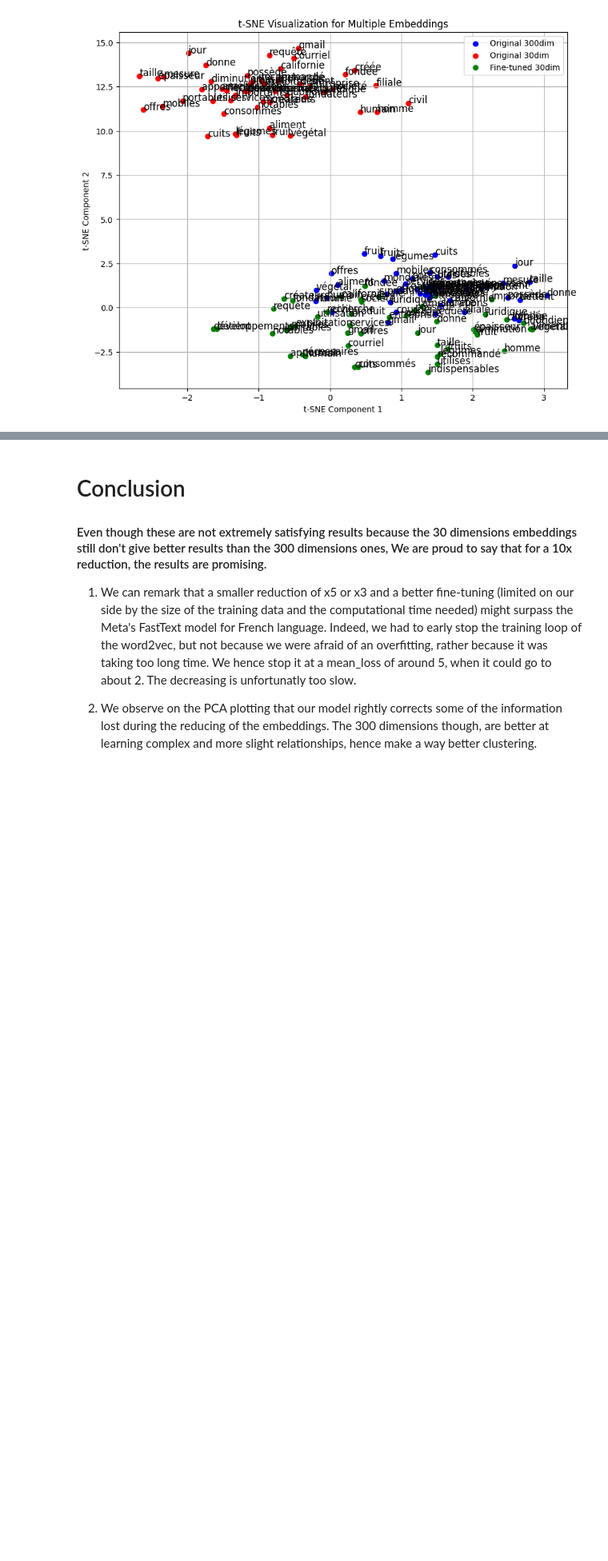
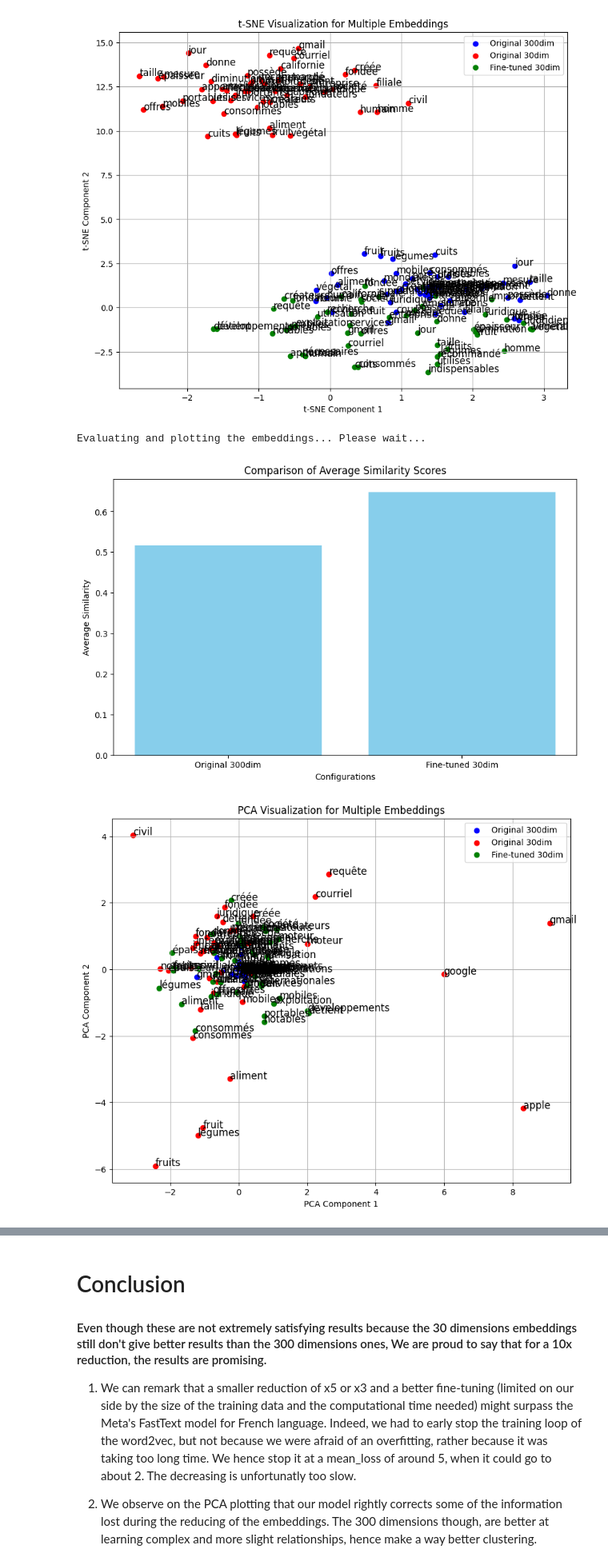
Before and after one commit to rayan-insa/French-reducted-word-embedding, a Jupyter notebook: bin/notebooks/Final.ipynb, the cells around one changed output, grey strips where cells are left out. Shown at 80% size. Cells and saved outputs as stored; diff of their text form; code cells hidden in the pictures; blank space fills up the shorter version.

```diff
--- a/bin/notebooks/Final.ipynb
+++ b/bin/notebooks/Final.ipynb
@@ -643,3 +650,58 @@ tSNE_visualize_embeddings([dic_before_tuning_embeds_300dim, dic_before_tuning_em
 [figure]
 [figure]
 [figure]
+# %%
+# Fetch the test data
+# List of words to test similarity
+wordsToTestSimilarity = [
+    ("fruit", "aliment"),
+    ("consommés", "utilisés"),
+    ("humain", "homme"),
+    ("légumes", "fruits"),
+    ("google", "apple"),
+    ("google", "moteur"),
+    ("google", "recherche"),
+    ("google", "entreprise"),
+    ("entreprise", "société"),
+    ("épaisseur", "taille"),
+    ("donne", "produit"),
+    ("mesure", "taille"),
+    ("civil", "juridique"),
+    ("fondée", "créée"),
+    ("créateurs", "fondateurs"),
+    ("recherche", "requête"),
+    ("développements", "améliorations"),
+    ("détient", "possède"),
+    ("notables", "importants"),
+    ("exploitation", "utilisation"),
+    ("mobiles", "portables"),
+    ("services", "offres"),
+    ("gmail", "courriel"),
+    ("mondiales", "internationales")
+]
+
+os.makedirs("data/comparaisonDataSet", exist_ok=True)
+np.save(file="data/comparaisonDataSet/wordsToTestSimilarity.npy", arr=wordsToTestSimilarity)
+wordsToTestSimilarity = np.load(file='data/comparaisonDataSet/wordsToTestSimilarity.npy', allow_pickle=True)
+wordsForPCA = []
+for word, w in wordsToTestSimilarity:
+    if word not in wordsForPCA:
+        wordsForPCA.append(word)
+    if w not in wordsForPCA:
+        wordsForPCA.append(w)
+
+print("Evaluating and plotting the embeddings... Please wait...")
+dic_before_tuning_embeds_30dim = np.load(allow_pickle=True, file="data/modelsSavedLocally/wikipedia/30dim_embeddings_DictWithWords.npy").item()
+dic_before_tuning_embeds_300dim = np.load(allow_pickle=True, file="data/modelsSavedLocally/wikipedia/300dim_embeddings_DictWithWords.npy").item()
+dic_fine_tuned_embeds_30dim = np.load(allow_pickle=True, file="data/modelsSavedLocally/wikipedia/Tuned30dim_embeddings_DictWithWords.npy").item()
+
+similarities_original_300dim_embeds = evaluate_word_similarity(dic_before_tuning_embeds_300dim, wordsToTestSimilarity)
+similarities_original_30dim_embeds = evaluate_word_similarity(dic_before_tuning_embeds_30dim, wordsToTestSimilarity)
+similarities_fineTuned_30dim_embeds = evaluate_word_similarity(dic_fine_tuned_embeds_30dim, wordsToTestSimilarity)
+
+plot_similarity_comparison([similarities_original_300dim_embeds, similarities_fineTuned_30dim_embeds], ["Original 300dim", "Fine-tuned 30dim"])
+PCA_visualize_embeddings([dic_before_tuning_embeds_300dim, dic_before_tuning_embeds_30dim, dic_fine_tuned_embeds_30dim], wordsForPCA, ["Original 300dim", "Original 30dim", "Fine-tuned 30dim"], withLabels=True)
+# %% [output]
+Evaluating and plotting the embeddings... Please wait...
+[figure, added]
+[figure, added]
```
Also changed, not shown: parts of 3 cells of this notebook, 3 other files.
